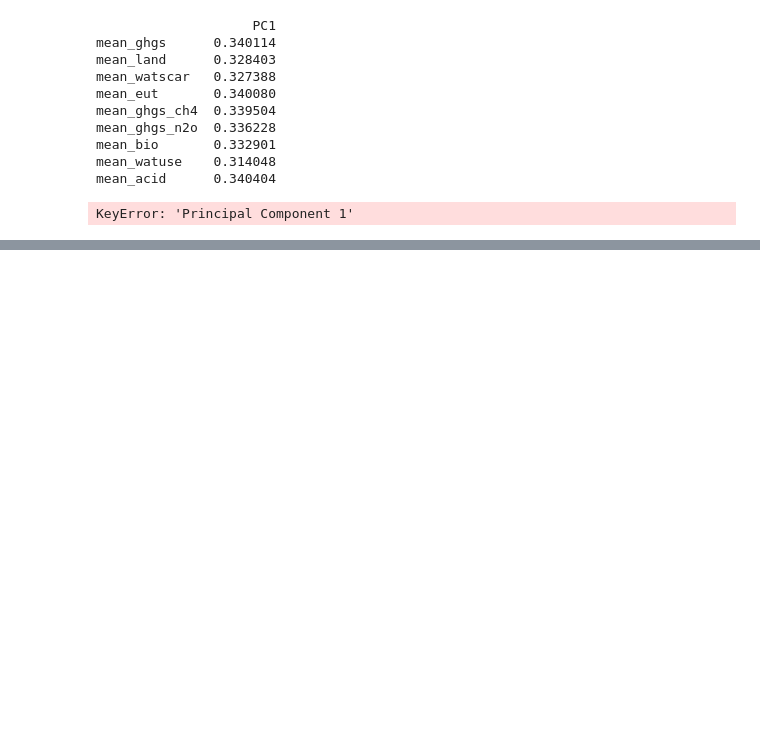
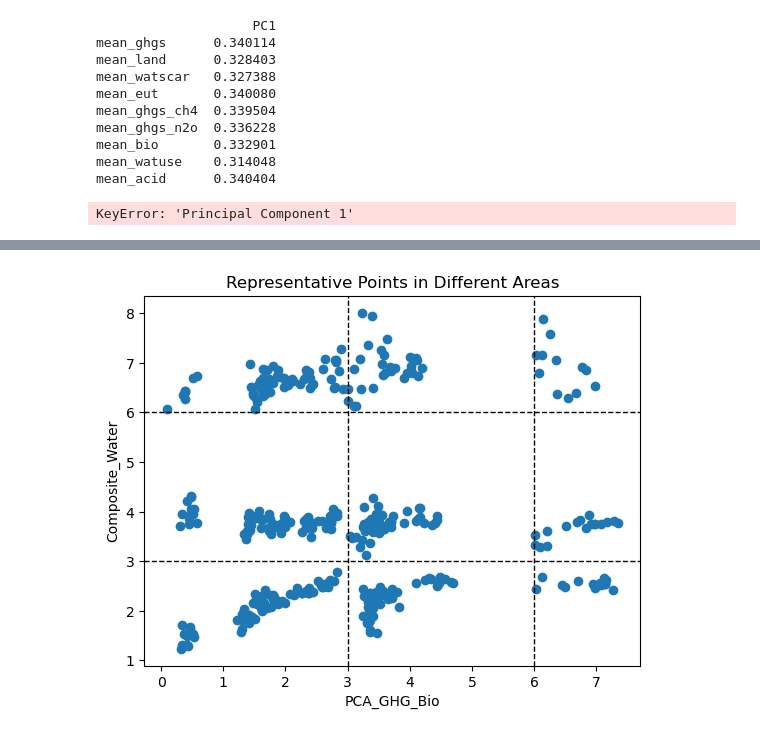
Before and after one commit to yufeng-yang/Data-visualization, a Jupyter notebook: RM2_Final.ipynb, the cells around one changed output, grey strips where cells are left out. Saved outputs shown, nothing was run; the diff lists cells and outputs as text; code cells hidden in the pictures; blank space fills up the shorter version.

```diff
--- a/RM2_Final.ipynb
+++ b/RM2_Final.ipynb
@@ -692,0 +978,48 @@ plt.show()
+# %%
+# 定义区域边界
+x_bins = [0, 3, 6, 10]
+y_bins = [0, 3, 6, 10]
+
+# 为每个点分配区域
+df1['x_bin'] = pd.cut(df1['PCA_GHG_Bio'], bins=x_bins, labels=False)
+df1['y_bin'] = pd.cut(df1['Composite_Water'], bins=y_bins, labels=False)
+
+# 初始化代表点列表
+representative_points = []
+
+# 遍历每个区域
+for x in range(3):  # 0 (low), 1 (medium), 2 (high)
+    for y in range(3):
+        area_subset = df1[(df1['x_bin'] == x) & (df1['y_bin'] == y)]
+        for group in area_subset['grouping'].unique():
+            group_subset = area_subset[area_subset['grouping'] == group]
+
+            if len(group_subset) >= 30:
+                sample_points = group_subset.sample(30)
+                representative_point = sample_points[['PCA_GHG_Bio', 'Composite_Water']].mean()
+            else:
+                representative_point = group_subset[['PCA_GHG_Bio', 'Composite_Water']].mean()
+
+            representative_point['grouping'] = group  # Add the grouping for the plot
+            representative_points.append(representative_point)
+
+# 创建DataFrame
+df_representative = pd.DataFrame(representative_points)
+
+# 绘制代表点散点图
+plt.scatter(df_representative['PCA_GHG_Bio'], df_representative['Composite_Water'])
+
+# 添加区域分割线
+for line in [3, 6]:  # 分割线位置
+    plt.axvline(x=line, color='black', linestyle='--', linewidth=1)
+    plt.axhline(y=line, color='black', linestyle='--', linewidth=1)
+
+# 添加标题和轴标签
+plt.title('Representative Points in Different Areas')
+plt.xlabel('PCA_GHG_Bio')
+plt.ylabel('Composite_Water')
+
+# 显示图表
+plt.show()
+# %% [output]
+[figure, added]
```
Also changed, not shown: parts of 32 cells of this notebook, 14 other files.
